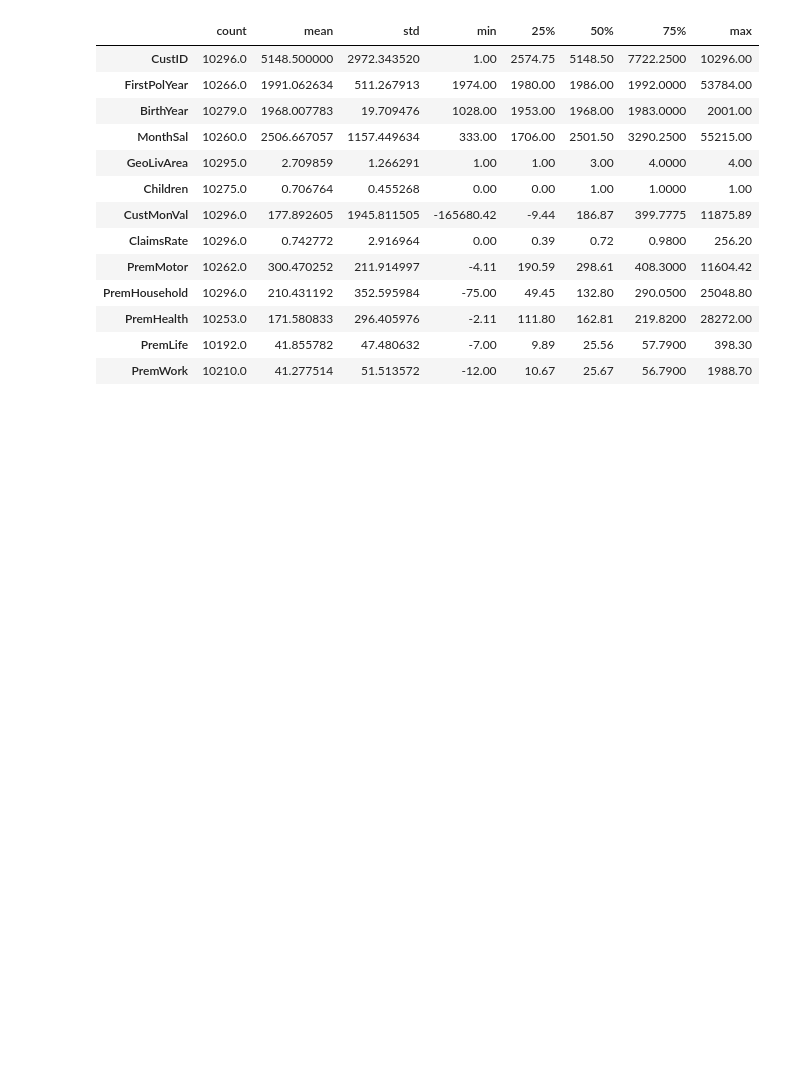
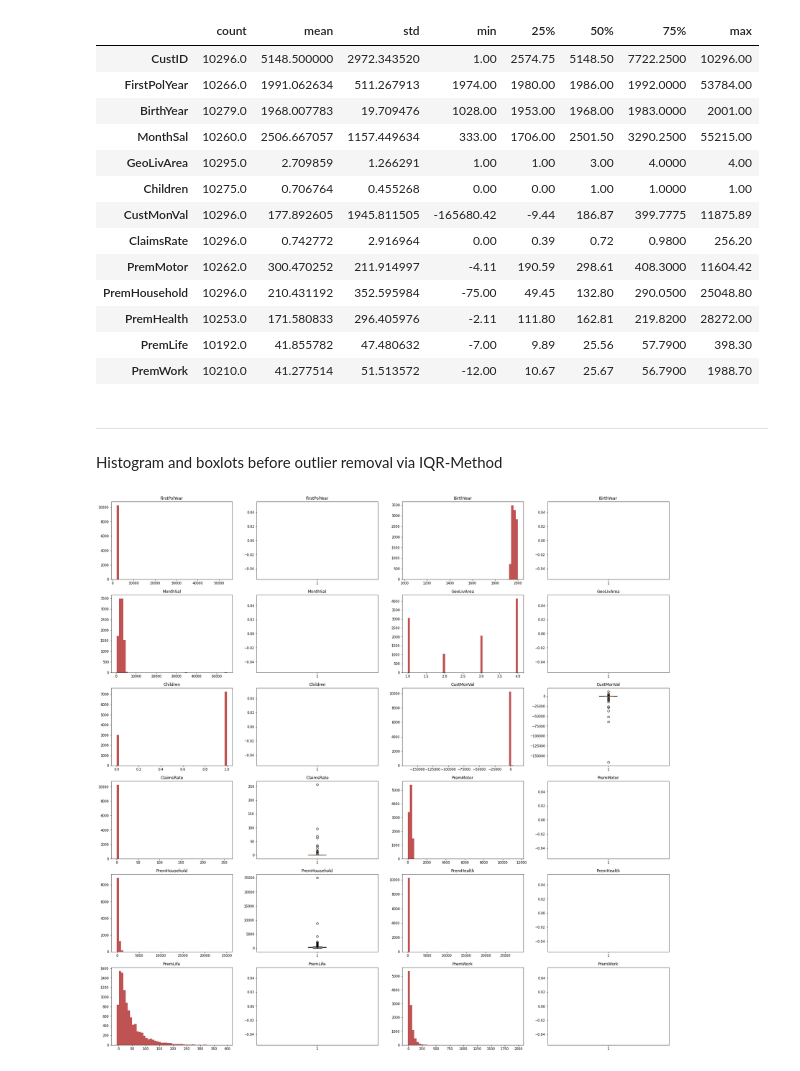
Before and after one commit to lstk44/A2ZInsuranceNOVA, a Jupyter notebook: A2ZInsuranceNotebook.ipynb, the cells around one changed output. Drawn from its saved outputs; the diff is of its cells as text; code cells hidden in the pictures; blank space fills up the shorter version.

```diff
--- a/A2ZInsuranceNotebook.ipynb
+++ b/A2ZInsuranceNotebook.ipynb
@@ -176,3 +176,22 @@ df.describe().T
 | PremHealth | 10253.0 | 171.580833 | 296.405976 | -2.11 | 111.80 | 162.81 | 219.8200 | 28272.00 |
 | PremLife | 10192.0 | 41.855782 | 47.480632 | -7.00 | 9.89 | 25.56 | 57.7900 | 398.30 |
 | PremWork | 10210.0 | 41.277514 | 51.513572 | -12.00 | 10.67 | 25.67 | 56.7900 | 1988.70 |
+# %% [markdown]
+---
+Histogram and boxlots before outlier removal via IQR-Method
+# %%
+df_numeric_features = list(df.select_dtypes(include = np.number).columns)
+df_numeric_features.remove('CustID')
+
+fig, ax = plt.subplots(math.ceil(len(df_numeric_features)/2),4, figsize = (30,30))
+ax_flat1 = list(ax.flatten())[::2]
+ax_flat2 = list(ax.flatten())[1::2]
+for i, feat in zip(range(len(ax_flat1)), df_numeric_features):
+    ax_flat1[i].hist(df[feat], bins = 50, color = '#bf5252')
+    ax_flat2[i].boxplot(df[feat], notch = True, patch_artist = True)
+    ax_flat1[i].set_title(feat)
+    ax_flat2[i].set_title(feat)
+
+plt.show()
+# %% [output]
+[figure, added]
```
Also changed, not shown: parts of 16 cells of this notebook.
